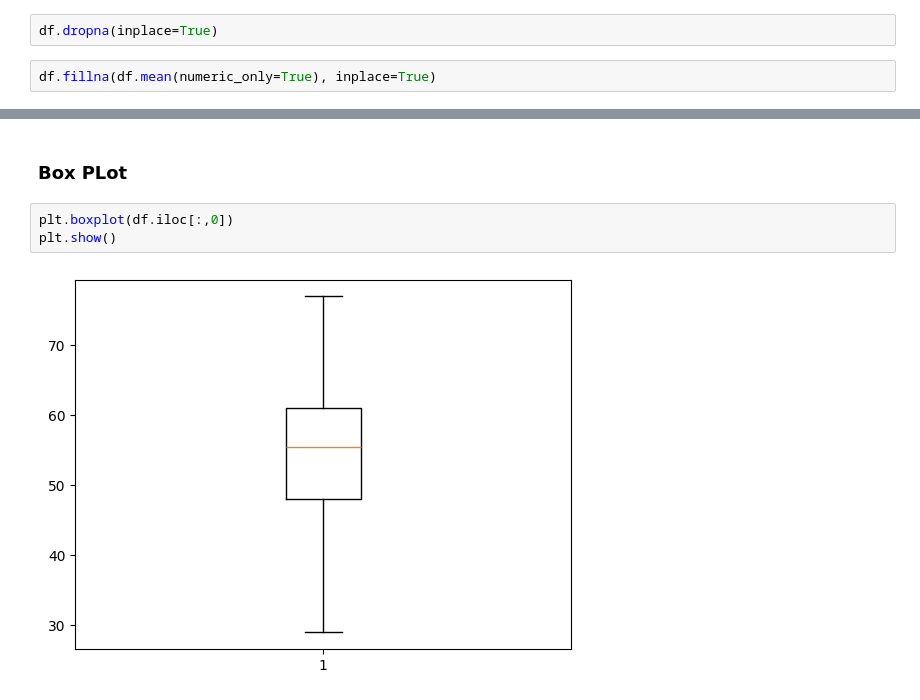
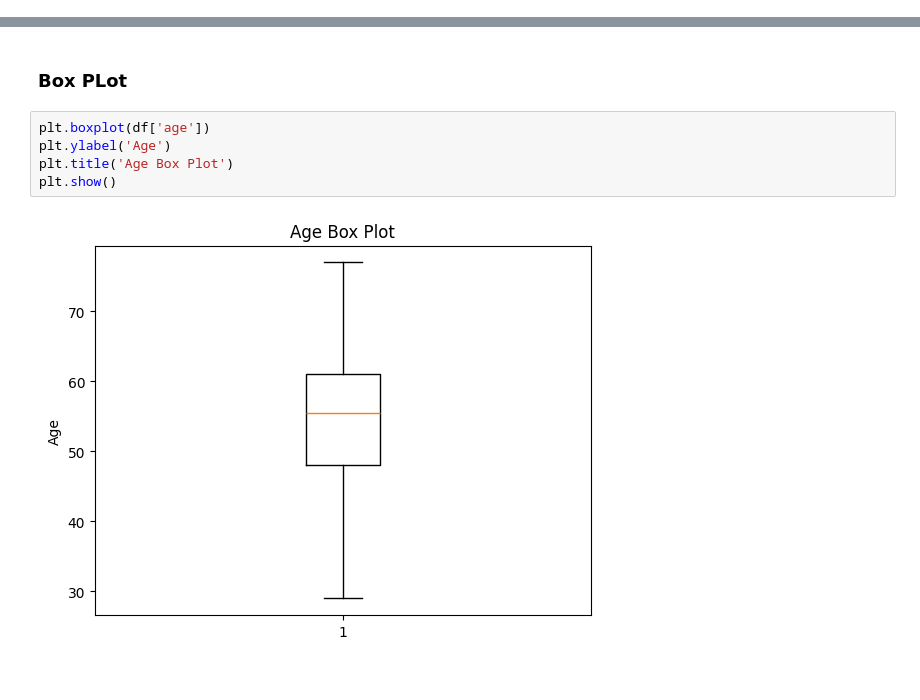
Before and after one commit to PROSHAH-Shery/Career-Launchpad-Internship, a Jupyter notebook: Task01_AI_ML.ipynb, the cells around one changed output, grey strips where cells are left out. Drawn from its saved outputs; the diff is of its cells as text.

```diff
--- a/Task01_AI_ML.ipynb
+++ b/Task01_AI_ML.ipynb
@@ -98,7 +84,3 @@ df.duplicated().sum()
 np.int64(723)
 # %%
 df.drop_duplicates(inplace=True)
-# %%
-df.dropna(inplace=True)
-# %%
-df.fillna(df.mean(numeric_only=True), inplace=True)
@@ -167,7 +215,9 @@ plt.show()
 # %% [markdown]
 ### Box PLot
 # %%
-plt.boxplot(df.iloc[:,0])
+plt.boxplot(df['age'])
+plt.ylabel('Age')
+plt.title('Age Box Plot')
 plt.show()
 # %% [output]
-[figure, old version]
+[figure, new version]
```
Also changed, not shown: parts of 14 cells of this notebook.
